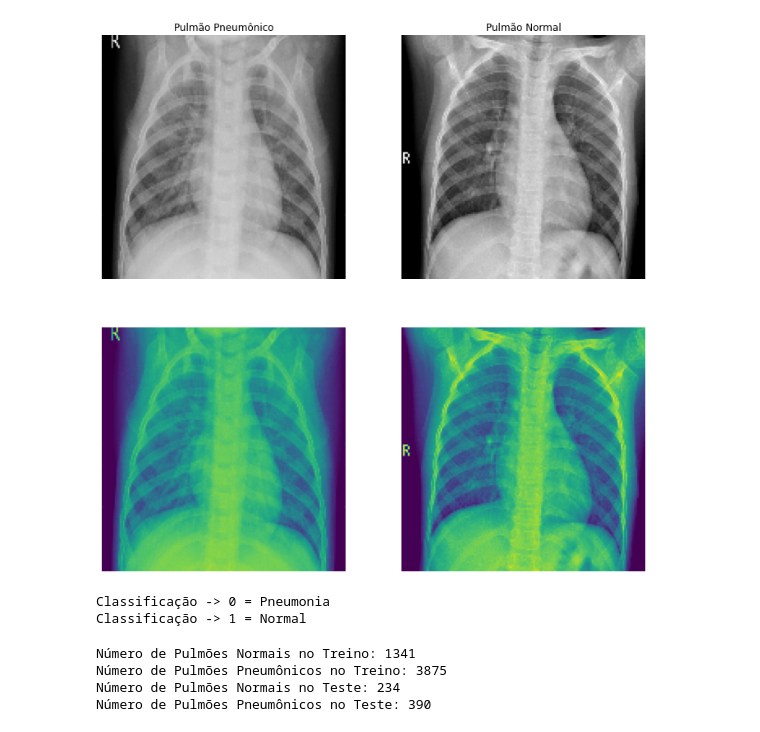
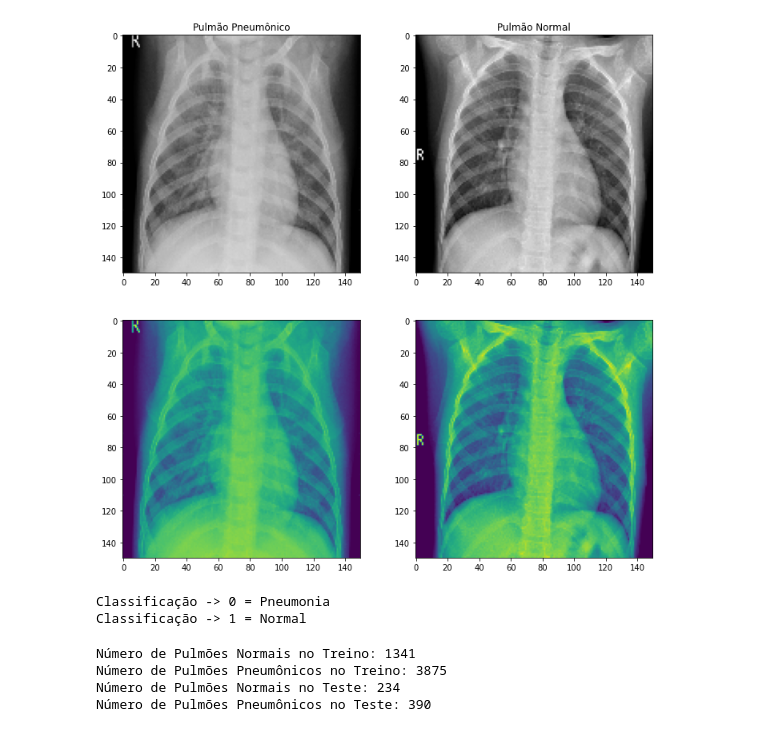
Before and after one commit to arthurchieppe/P2_CDados, a Jupyter notebook: P2-CDADOS.ipynb, the cells around one changed output. Drawn from its saved outputs; the diff is of its cells as text; code cells hidden in the pictures.

```diff
--- a/P2-CDADOS.ipynb
+++ b/P2-CDADOS.ipynb
@@ -38,28 +41,24 @@ train_data, number_of_normal_train, number_of_pneumonia_train = images_manipulat
 # %%
 plt.figure(figsize=(12, 12))
 plt.subplot(221)
 plt.imshow(test_data[200][0], cmap='gray')
 plt.title("Pulmão Pneumônico")
-plt.axis('off')
 
 plt.subplot(222)
 plt.imshow(test_data[-2][0], cmap='gray')
 plt.title("Pulmão Normal")
-plt.axis('off')
 
 plt.subplot(223)
 plt.imshow(test_data[200][0])
-plt.axis('off')
 
 plt.subplot(224)
 plt.imshow(test_data[-2][0])
-plt.axis('off')
 
 plt.show()
 print(f"Classificação -> {test_data[200][1]} = Pneumonia")
 print(f"Classificação -> {test_data[-2][1]} = Normal")
 # %% [output]
-[figure, old version]
+[figure, new version]
 Classificação -> 0 = Pneumonia
 Classificação -> 1 = Normal
 # %%
```
Also changed, not shown: parts of 17 cells of this notebook.
